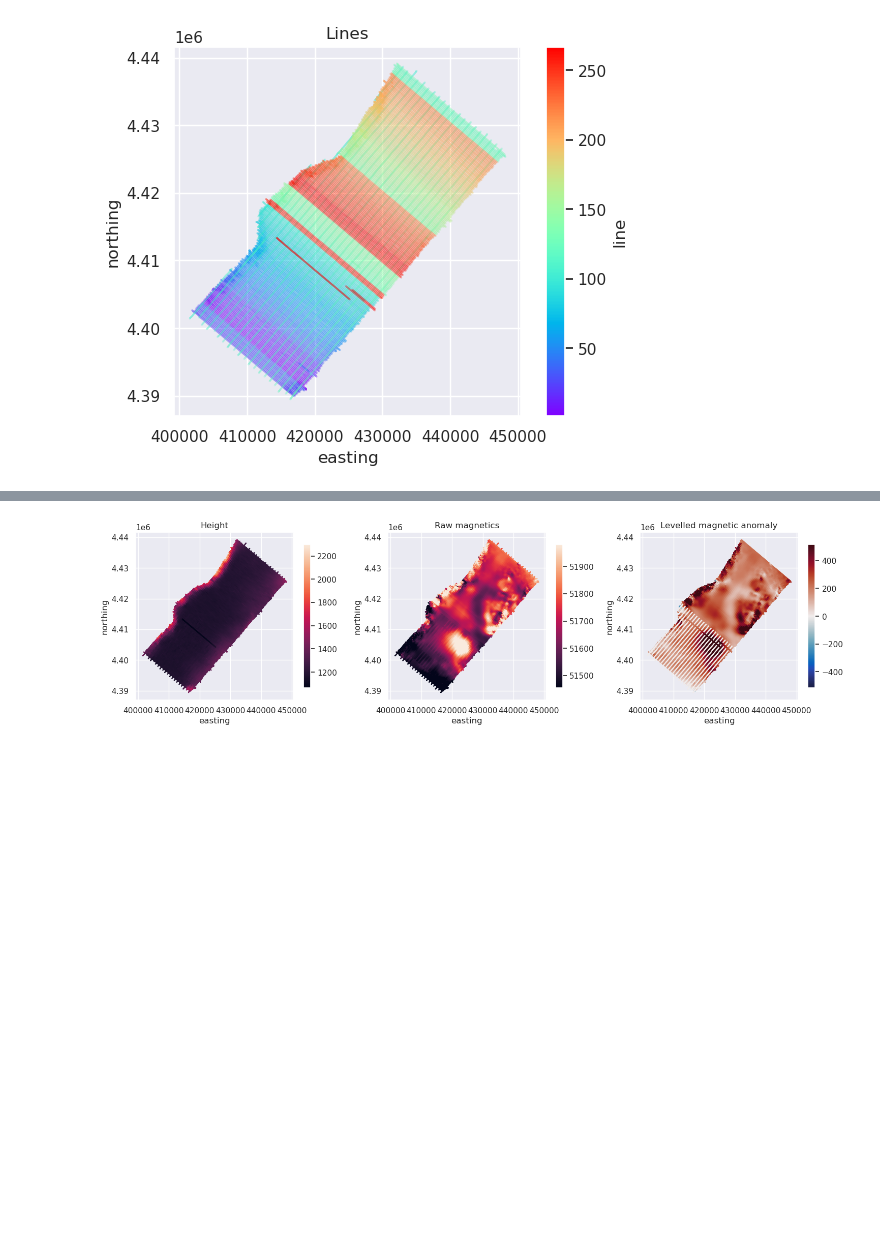
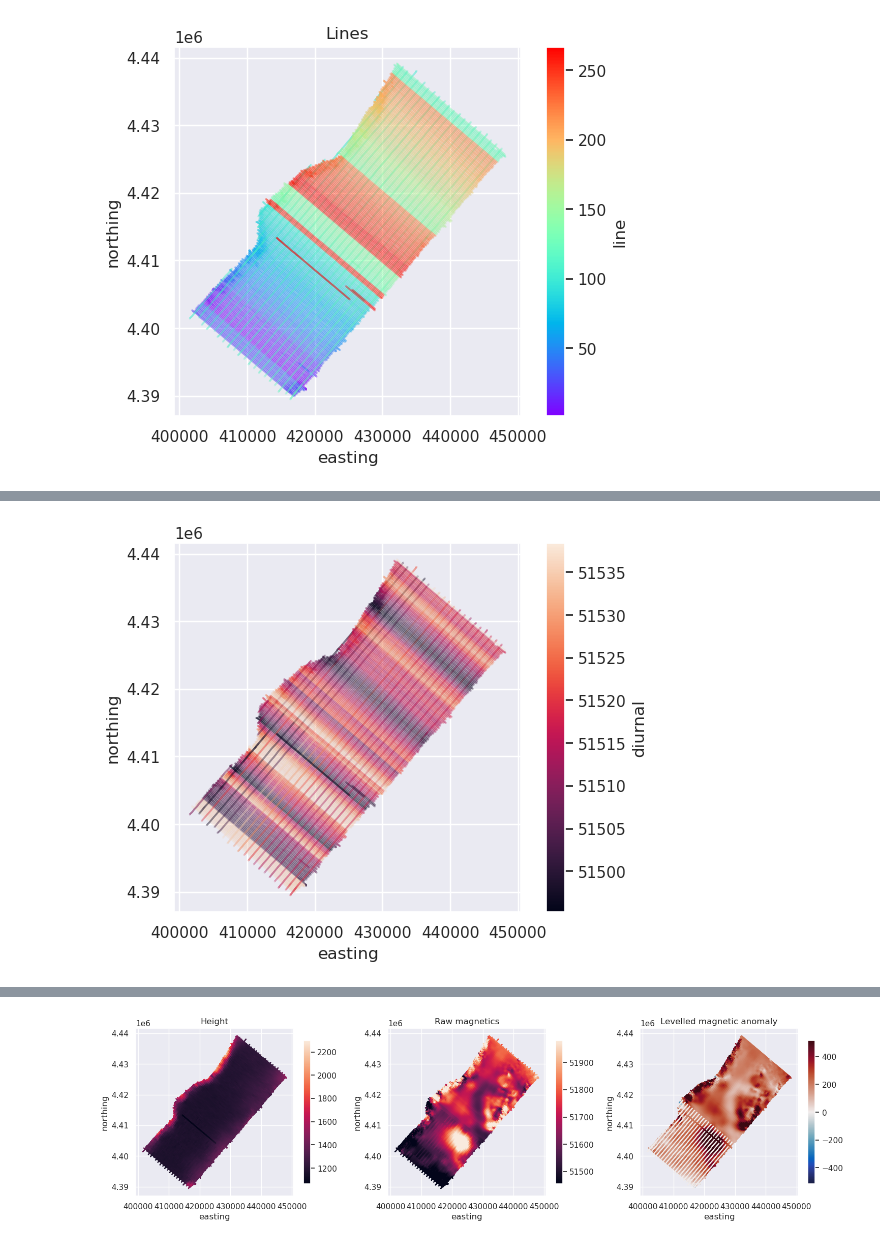
Before and after one commit to GeoToolkits/airbornegeo, a Jupyter notebook: docs/USGS_magnetics_dixie_valley.ipynb, the cells around one changed output, grey strips where cells are left out. Saved outputs shown, nothing was run; the diff lists cells and outputs as text; code cells hidden in the pictures; blank space fills up the shorter version.

```diff
--- a/docs/USGS_magnetics_dixie_valley.ipynb
+++ b/docs/USGS_magnetics_dixie_valley.ipynb
@@ -150,0 +245,11 @@ ax.set_aspect("equal")
+# %%
+df = data_df[::10]
+ax = df.plot.scatter(
+    "easting",
+    "northing",
+    c="diurnal",
+    s=0.002,
+)
+ax.set_aspect("equal")
+# %% [output]
+[figure, added]
```
Also changed, not shown: parts of 10 cells of this notebook, 47 other files.
